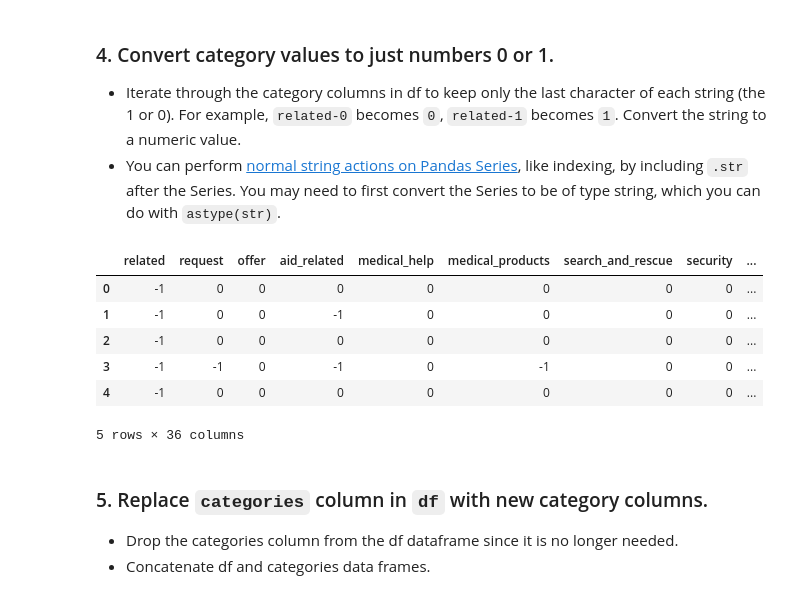
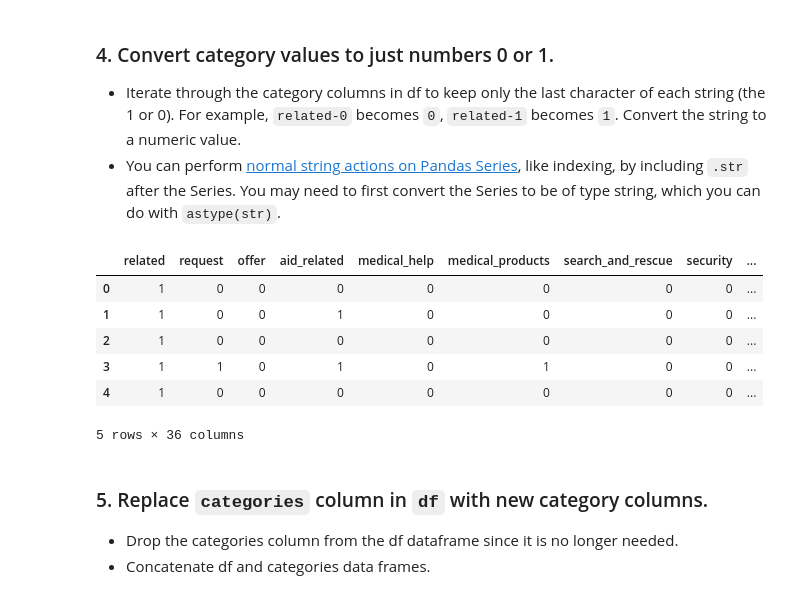
Before and after one commit to Data-Semi/Disaster-Response-Pipelines, a Jupyter notebook: ETL Pipeline Preparation.ipynb, the cells around one changed output. Drawn from its saved outputs; the diff is of its cells as text; code cells hidden in the pictures.

```diff
--- a/ETL Pipeline Preparation.ipynb
+++ b/ETL Pipeline Preparation.ipynb
@@ -101,18 +101,18 @@ categories.head()
 # %%
 for column in categories:
     # set each value to be the last character of the string
-    categories[column] = categories[column].apply(lambda x: x[-2:])
+    categories[column] = categories[column].apply(lambda x: x[-1:])
 
     # convert column from string to numeric
     categories[column] = categories[column].astype(int)
 categories.head()
 # %% [output]
 |  | related | request | offer | aid_related | medical_help | medical_products | search_and_rescue | security | ... |
-| 0 | -1 | 0 | 0 | 0 | 0 | 0 | 0 | 0 | ... |
-| 1 | -1 | 0 | 0 | -1 | 0 | 0 | 0 | 0 | ... |
-| 2 | -1 | 0 | 0 | 0 | 0 | 0 | 0 | 0 | ... |
-| 3 | -1 | -1 | 0 | -1 | 0 | -1 | 0 | 0 | ... |
-| 4 | -1 | 0 | 0 | 0 | 0 | 0 | 0 | 0 | ... |
+| 0 | 1 | 0 | 0 | 0 | 0 | 0 | 0 | 0 | ... |
+| 1 | 1 | 0 | 0 | 1 | 0 | 0 | 0 | 0 | ... |
+| 2 | 1 | 0 | 0 | 0 | 0 | 0 | 0 | 0 | ... |
+| 3 | 1 | 1 | 0 | 1 | 0 | 1 | 0 | 0 | ... |
+| 4 | 1 | 0 | 0 | 0 | 0 | 0 | 0 | 0 | ... |
 5 rows × 36 columns
 # %% [markdown]
 ### 5. Replace `categories` column in `df` with new category columns.
```
Also changed, not shown: parts of 3 cells of this notebook.
